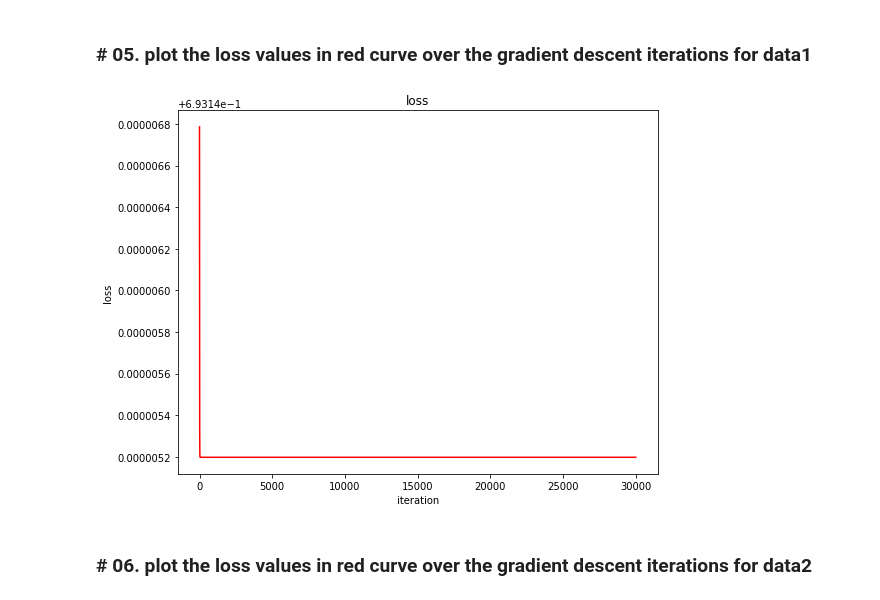
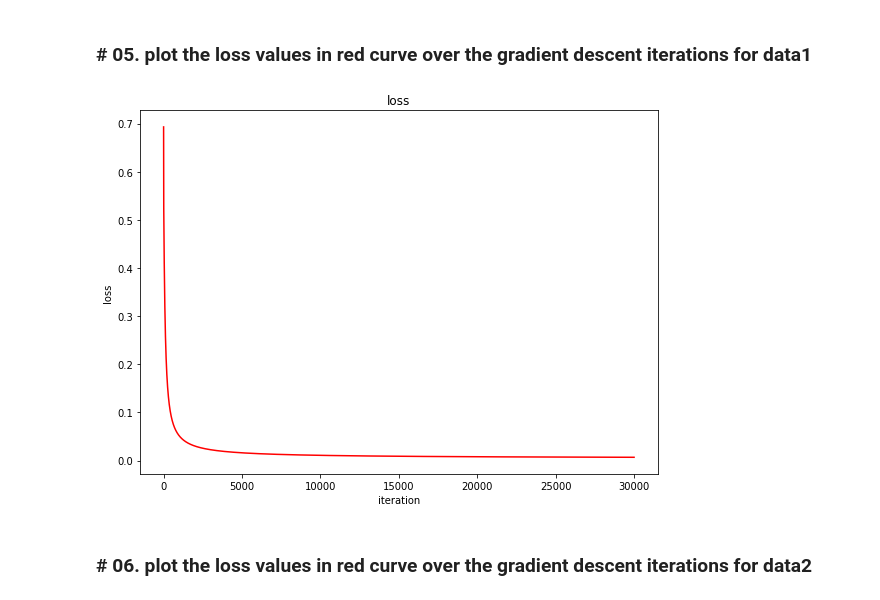
Before and after one commit to sejongpyo/Studies, a Jupyter notebook: 09/assignment_09.ipynb, the cells around one changed output. Saved outputs shown, nothing was run; the diff lists cells and outputs as text; code cells hidden in the pictures.

```diff
--- a/09/assignment_09.ipynb
+++ b/09/assignment_09.ipynb
@@ -320,9 +319,9 @@ plot_model_parameter(theta2_iteration)
 # %% [markdown]
 ### # 05. plot the loss values in red curve over the gradient descent iterations for data1
-# %%
-plot_loss_curve(loss1_iteration)
-# %% [output]
-[figure, removed]
+# %%
+plot_loss_curve(loss_iteration1, num_iteration)
+# %% [output]
+[figure, added]
 # %% [markdown]
 ### # 06. plot the loss values in red curve over the gradient descent iterations for data2
 # %%
```
Also changed, not shown: parts of 17 cells of this notebook.
